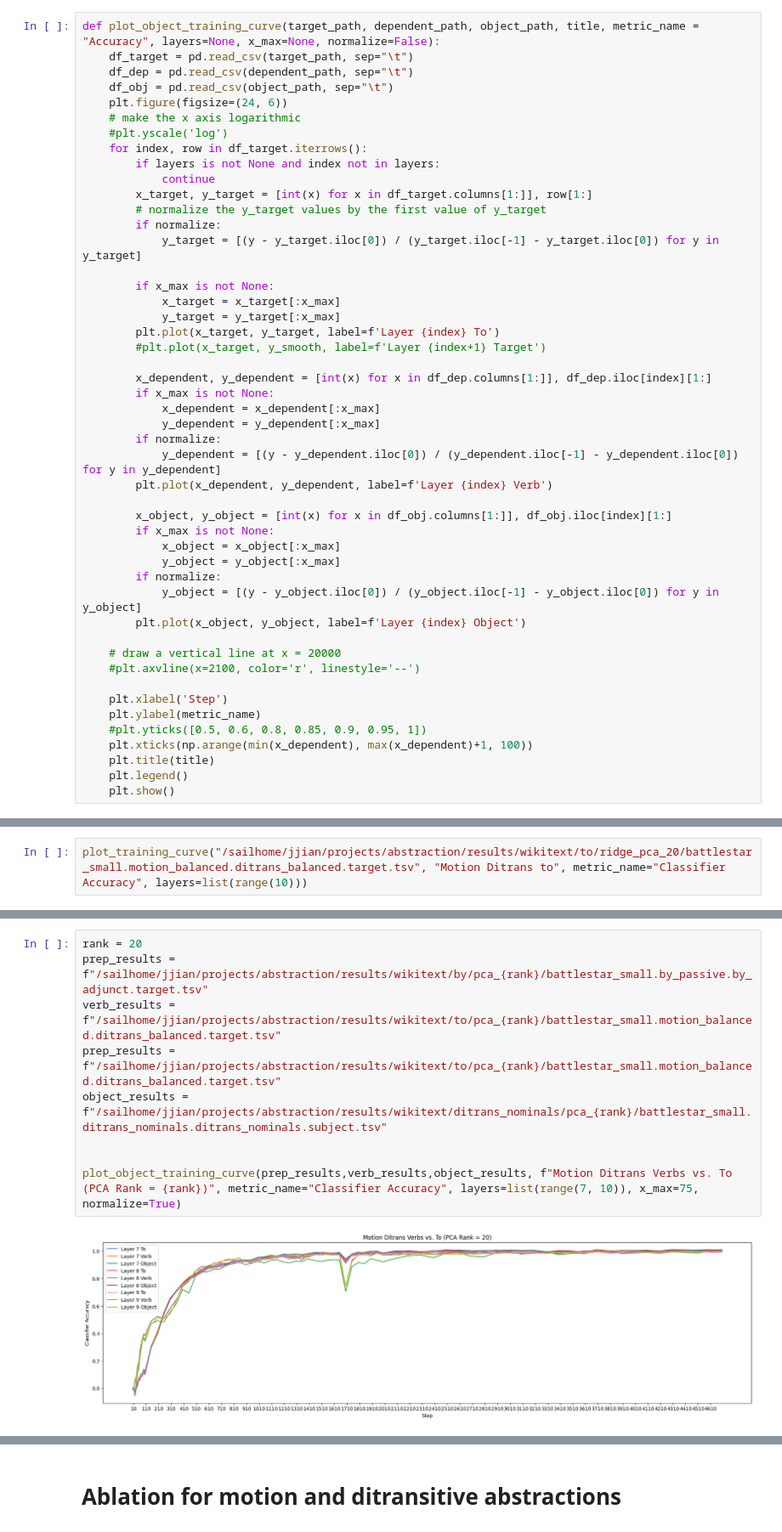
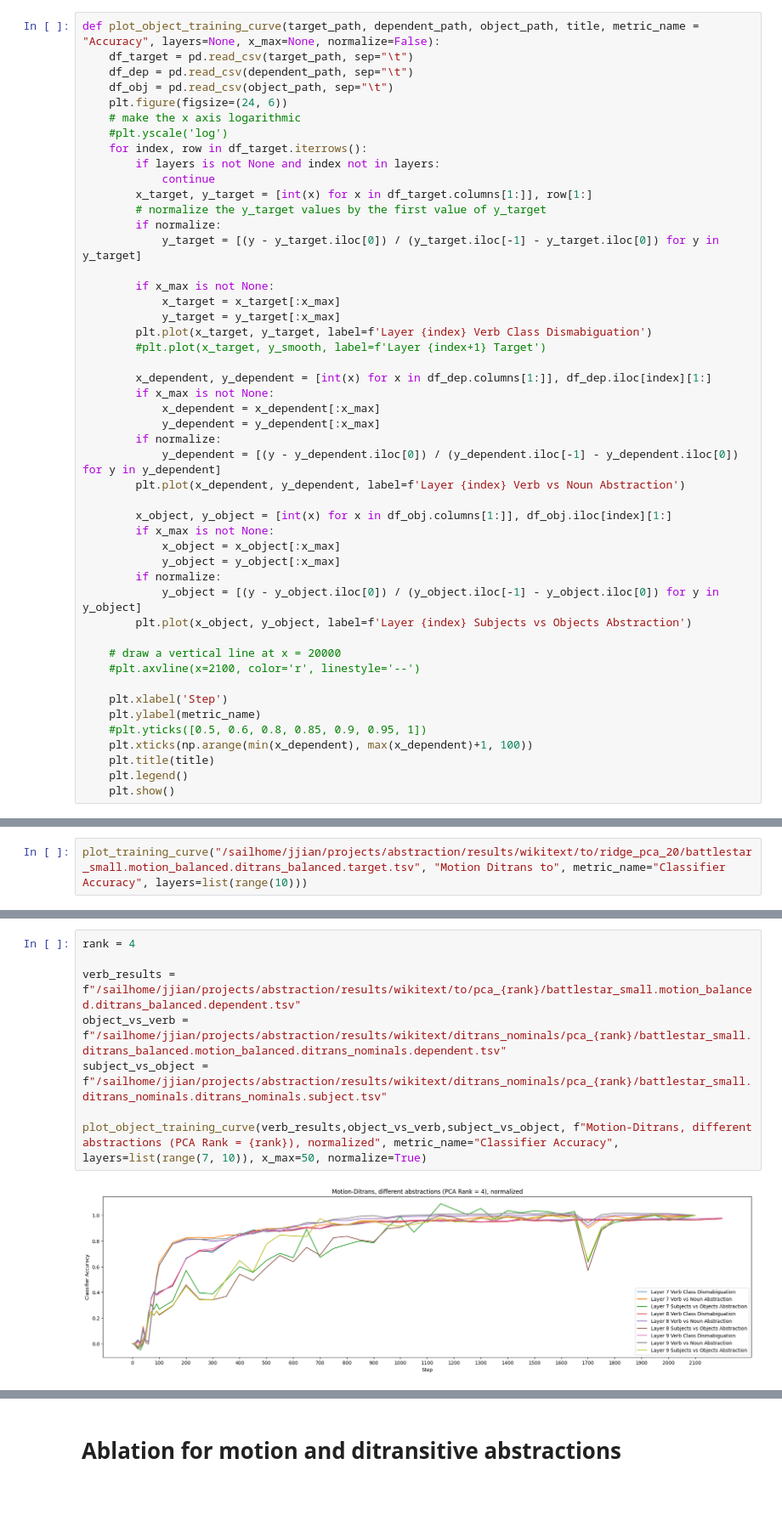
Before and after one commit to jasperjjian/abstraction, a Jupyter notebook: abstraction/analysis/plot.ipynb, the cells around one changed output, grey strips where cells are left out. Shown at 85% size. Drawn from its saved outputs; the diff is of its cells as text; blank space fills up the shorter version.

Commit message:
Object distribution experiment code.

```diff
--- a/abstraction/analysis/plot.ipynb
+++ b/abstraction/analysis/plot.ipynb
@@ -81,7 +79,7 @@ def plot_object_training_curve(target_path, dependent_path, object_path, title,
         if x_max is not None:
             x_target = x_target[:x_max]
             y_target = y_target[:x_max]
-        plt.plot(x_target, y_target, label=f'Layer {index} To')
+        plt.plot(x_target, y_target, label=f'Layer {index} Verb Class Dismabiguation')
         #plt.plot(x_target, y_smooth, label=f'Layer {index+1} Target')
 
         x_dependent, y_dependent = [int(x) for x in df_dep.columns[1:]], df_dep.iloc[index][1:]
@@ -90,7 +88,7 @@ def plot_object_training_curve(target_path, dependent_path, object_path, title,
             y_dependent = y_dependent[:x_max]
         if normalize:
             y_dependent = [(y - y_dependent.iloc[0]) / (y_dependent.iloc[-1] - y_dependent.iloc[0]) for y in y_dependent]
-        plt.plot(x_dependent, y_dependent, label=f'Layer {index} Verb')
+        plt.plot(x_dependent, y_dependent, label=f'Layer {index} Verb vs Noun Abstraction')
 
         x_object, y_object = [int(x) for x in df_obj.columns[1:]], df_obj.iloc[index][1:]
         if x_max is not None:
@@ -98,7 +96,7 @@ def plot_object_training_curve(target_path, dependent_path, object_path, title,
             y_object = y_object[:x_max]
         if normalize:
             y_object = [(y - y_object.iloc[0]) / (y_object.iloc[-1] - y_object.iloc[0]) for y in y_object]
-        plt.plot(x_object, y_object, label=f'Layer {index} Object')
+        plt.plot(x_object, y_object, label=f'Layer {index} Subjects vs Objects Abstraction')
 
     # draw a vertical line at x = 20000
     #plt.axvline(x=2100, color='r', linestyle='--')
@@ -146,12 +144,11 @@ plot_object_training_curve(prep_results,verb_results,object_results, f"Motion Di
 # %%
-rank = 20
-prep_results = f"/sailhome/jjian/projects/abstraction/results/wikitext/by/pca_{rank}/battlestar_small.by_passive.by_adjunct.target.tsv"
-verb_results = f"/sailhome/jjian/projects/abstraction/results/wikitext/to/pca_{rank}/battlestar_small.motion_balanced.ditrans_balanced.target.tsv"
-prep_results = f"/sailhome/jjian/projects/abstraction/results/wikitext/to/pca_{rank}/battlestar_small.motion_balanced.ditrans_balanced.target.tsv"
-object_results = f"/sailhome/jjian/projects/abstraction/results/wikitext/ditrans_nominals/pca_{rank}/battlestar_small.ditrans_nominals.ditrans_nominals.subject.tsv"
+rank = 4
 
+verb_results = f"/sailhome/jjian/projects/abstraction/results/wikitext/to/pca_{rank}/battlestar_small.motion_balanced.ditrans_balanced.dependent.tsv"
+object_vs_verb = f"/sailhome/jjian/projects/abstraction/results/wikitext/ditrans_nominals/pca_{rank}/battlestar_small.ditrans_balanced.motion_balanced.ditrans_nominals.dependent.tsv"
+subject_vs_object = f"/sailhome/jjian/projects/abstraction/results/wikitext/ditrans_nominals/pca_{rank}/battlestar_small.ditrans_nominals.ditrans_nominals.subject.tsv"
 
-plot_object_training_curve(prep_results,verb_results,object_results, f"Motion Ditrans Verbs vs. To (PCA Rank = {rank})", metric_name="Classifier Accuracy", layers=list(range(7, 10)), x_max=75, normalize=True)
+plot_object_training_curve(verb_results,object_vs_verb,subject_vs_object, f"Motion-Ditrans, different abstractions (PCA Rank = {rank}), normalized", metric_name="Classifier Accuracy", layers=list(range(7, 10)), x_max=50, normalize=True)
 # %% [output]
-[figure, old version]
+[figure, new version]
 # %%
```
Also changed, not shown: parts of 11 cells of this notebook, 8 other files.
